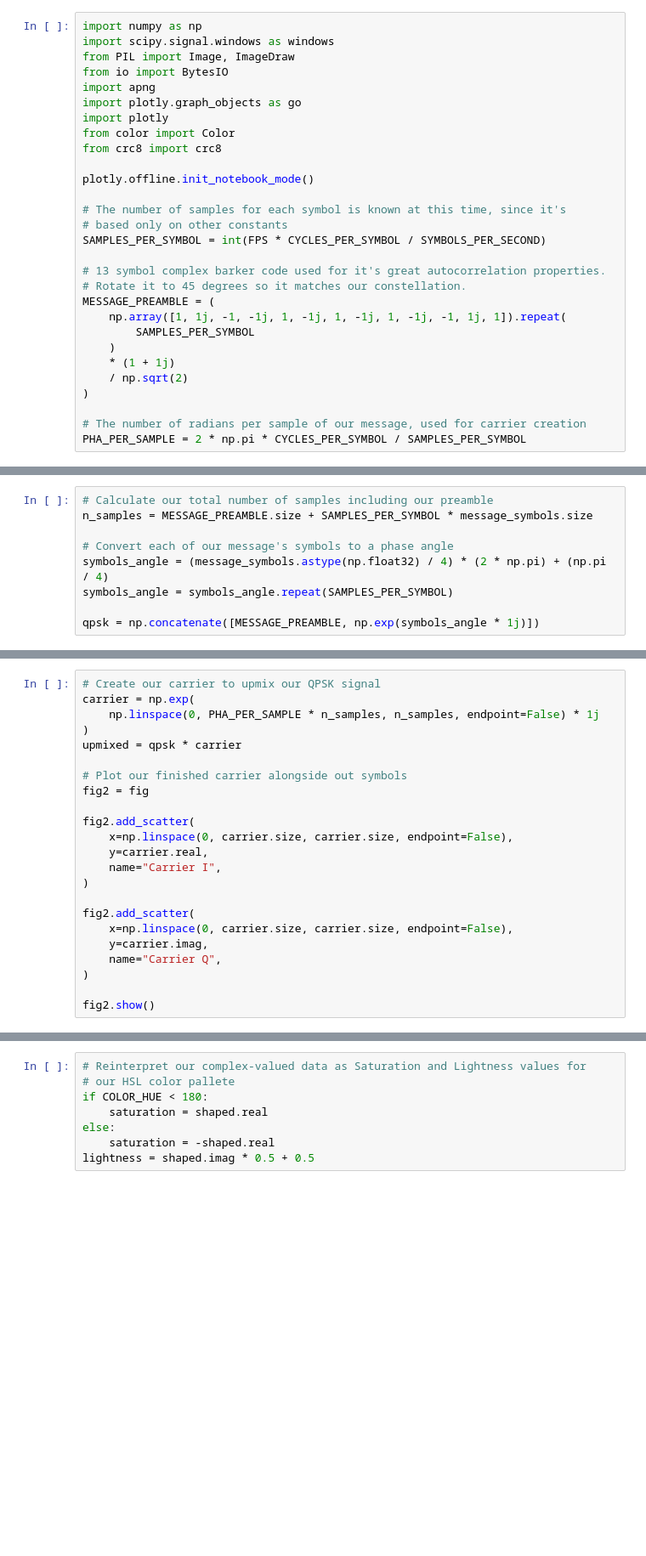
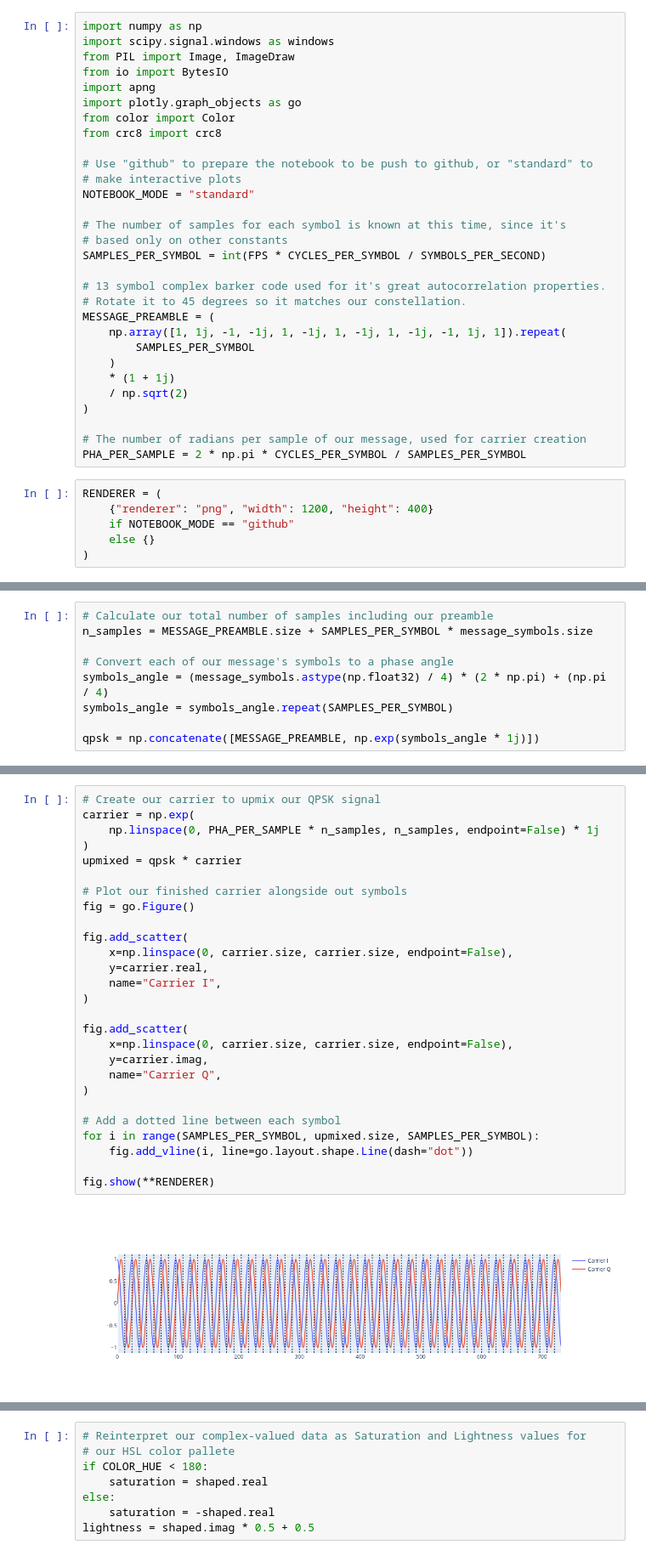
Before and after one commit to Trevader24135/HSL-QPSK, a Jupyter notebook: hsl-qpsk.ipynb, the cells around one changed output, grey strips where cells are left out. Shown at 85% size. Drawn from its saved outputs; the diff is of its cells as text; blank space fills up the shorter version.

Commit message:
use PNGs for github rendering

```diff
--- a/hsl-qpsk.ipynb
+++ b/hsl-qpsk.ipynb
@@ -37,11 +37,12 @@ from PIL import Image, ImageDraw
 from io import BytesIO
 import apng
 import plotly.graph_objects as go
-import plotly
 from color import Color
 from crc8 import crc8
 
-plotly.offline.init_notebook_mode()
+# Use "github" to prepare the notebook to be push to github, or "standard" to
+# make interactive plots
+NOTEBOOK_MODE = "standard"
 
 # The number of samples for each symbol is known at this time, since it's
 # based only on other constants
@@ -59,6 +60,12 @@ MESSAGE_PREAMBLE = (
 
 # The number of radians per sample of our message, used for carrier creation
 PHA_PER_SAMPLE = 2 * np.pi * CYCLES_PER_SYMBOL / SAMPLES_PER_SYMBOL
+# %%
+RENDERER = (
+    {"renderer": "png", "width": 1200, "height": 400}
+    if NOTEBOOK_MODE == "github"
+    else {}
+)
 # %% [markdown]
 # Encoding
 # %%
@@ -119,26 +128,32 @@ fig.show()
 # %%
 # Create our carrier to upmix our QPSK signal
 carrier = np.exp(
     np.linspace(0, PHA_PER_SAMPLE * n_samples, n_samples, endpoint=False) * 1j
 )
 upmixed = qpsk * carrier
 
 # Plot our finished carrier alongside out symbols
-fig2 = fig
+fig = go.Figure()
 
-fig2.add_scatter(
+fig.add_scatter(
     x=np.linspace(0, carrier.size, carrier.size, endpoint=False),
     y=carrier.real,
     name="Carrier I",
 )
 
-fig2.add_scatter(
+fig.add_scatter(
     x=np.linspace(0, carrier.size, carrier.size, endpoint=False),
     y=carrier.imag,
     name="Carrier Q",
 )
 
-fig2.show()
+# Add a dotted line between each symbol
+for i in range(SAMPLES_PER_SYMBOL, upmixed.size, SAMPLES_PER_SYMBOL):
+    fig.add_vline(i, line=go.layout.shape.Line(dash="dot"))
+
+fig.show(**RENDERER)
+# %% [output]
+[figure, added]
 # %%
 # Pulse shape our mixed waveform to make smoother color transitions
 pulse_filter = windows.blackmanharris(FPS // 2)
```
Also changed, not shown: parts of 10 cells of this notebook.
